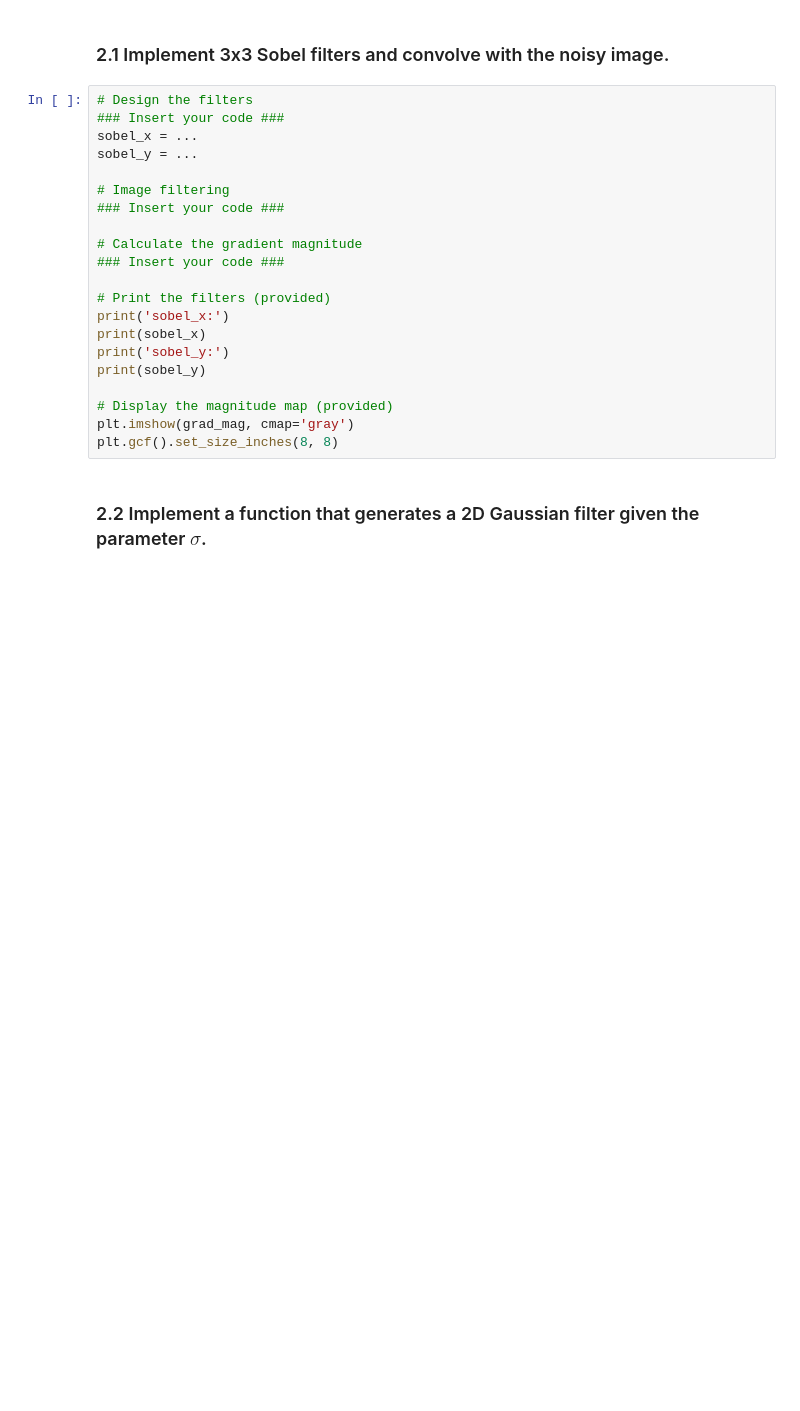
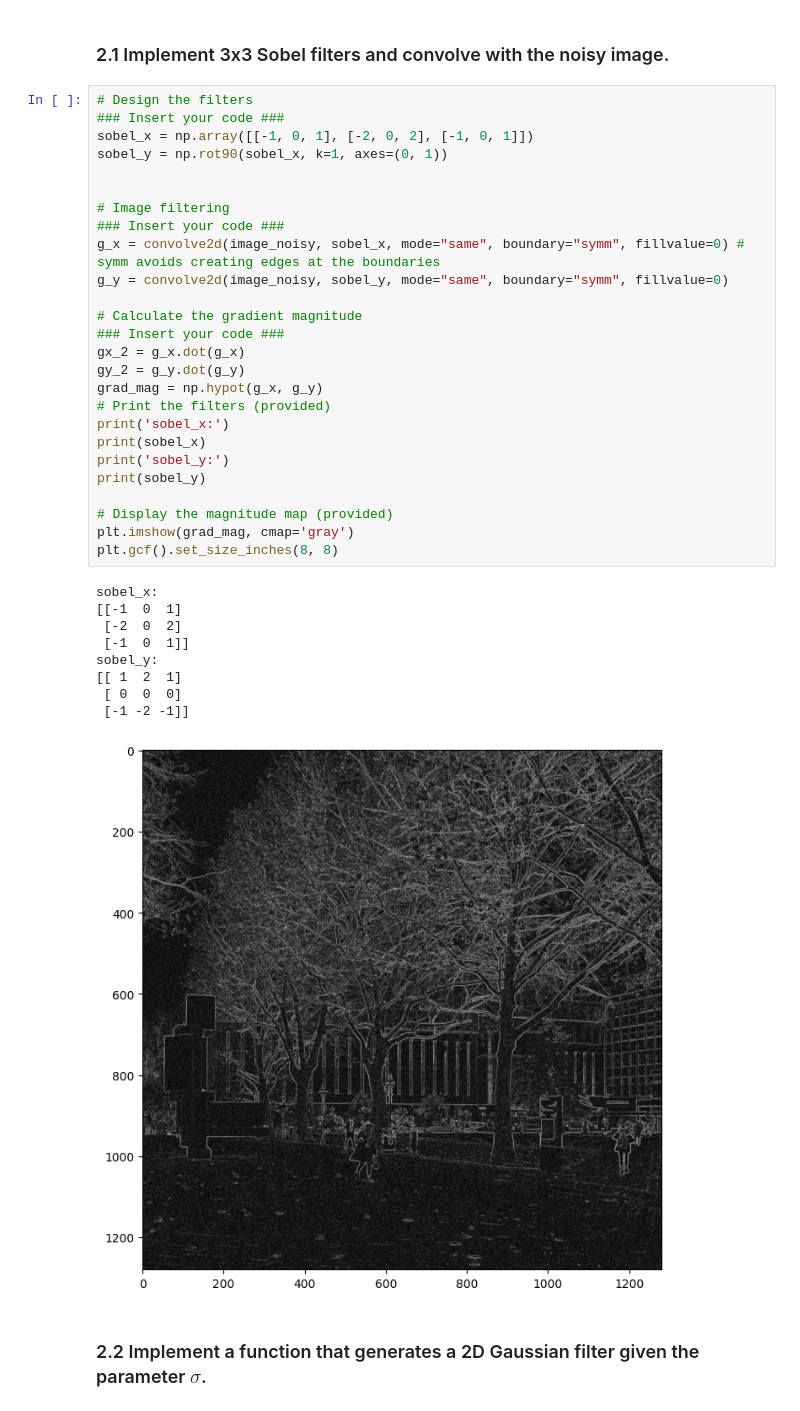
Before and after one commit to KUP9752/comp-vision-2324, a Jupyter notebook: coursework_01/coursework_01.ipynb, the cells around one changed output. Cells and saved outputs as stored; diff of their text form; blank space fills up the shorter version.

```diff
--- a/coursework_01/coursework_01.ipynb
+++ b/coursework_01/coursework_01.ipynb
@@ -130,24 +130,39 @@ Perform edge detection using Sobel filtering, as well as Gaussian + Sobel filter
 # %%
 # Design the filters
 ### Insert your code ###
-sobel_x = ...
-sobel_y = ...
+sobel_x = np.array([[-1, 0, 1], [-2, 0, 2], [-1, 0, 1]])
+sobel_y = np.rot90(sobel_x, k=1, axes=(0, 1))
+
 
 # Image filtering
 ### Insert your code ###
+g_x = convolve2d(image_noisy, sobel_x, mode="same", boundary="symm", fillvalue=0) # symm avoids creating edges at the boundaries
+g_y = convolve2d(image_noisy, sobel_y, mode="same", boundary="symm", fillvalue=0)
 
 # Calculate the gradient magnitude
 ### Insert your code ###
-
+gx_2 = g_x.dot(g_x)
+gy_2 = g_y.dot(g_y)
+grad_mag = np.hypot(g_x, g_y)
 # Print the filters (provided)
 print('sobel_x:')
 print(sobel_x)
 print('sobel_y:')
 print(sobel_y)
 
 # Display the magnitude map (provided)
 plt.imshow(grad_mag, cmap='gray')
 plt.gcf().set_size_inches(8, 8)
+# %% [output]
+sobel_x:
+[[-1  0  1]
+ [-2  0  2]
+ [-1  0  1]]
+sobel_y:
+[[ 1  2  1]
+ [ 0  0  0]
+ [-1 -2 -1]]
+[figure, added]
 # %% [markdown]
 ### 2.2 Implement a function that generates a 2D Gaussian filter given the parameter $\sigma$.
 # %%
```
